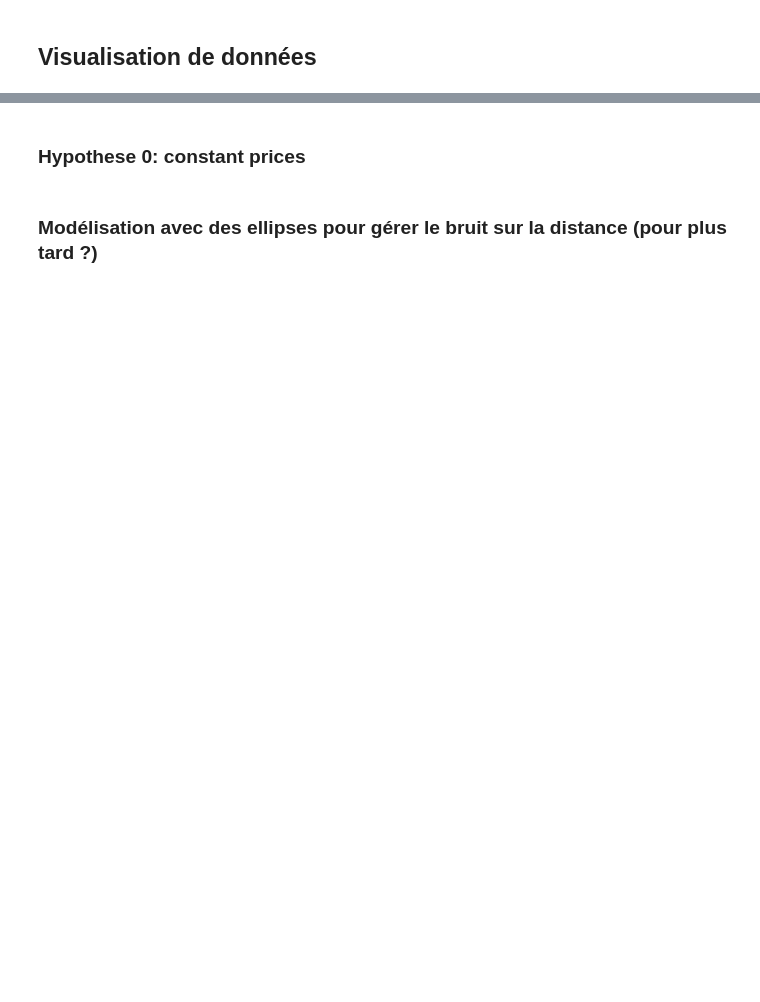
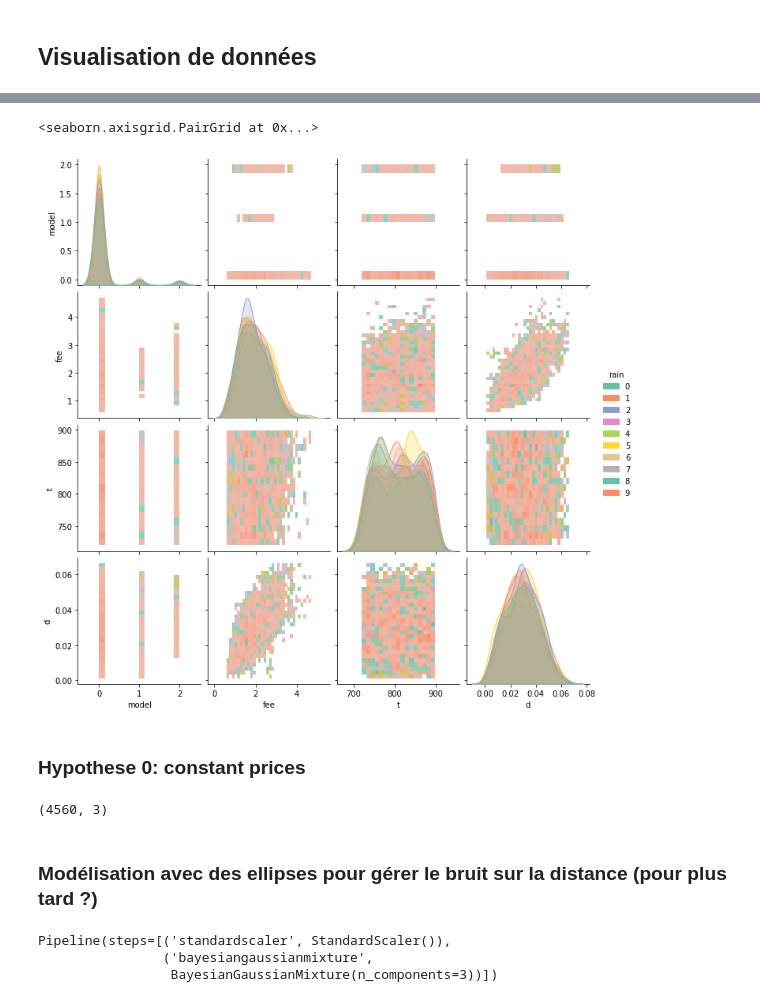
Before and after one commit to pedevineau/Inconnus, a Jupyter notebook: restaurant.ipynb, the cells around one changed output, grey strips where cells are left out. Saved outputs shown, nothing was run; the diff lists cells and outputs as text; code cells hidden in the pictures; blank space fills up the shorter version.

```diff
--- a/restaurant.ipynb
+++ b/restaurant.ipynb
@@ -114,14 +229,36 @@ sns.pairplot(df_annotated, hue="rain", kind="hist", diag_kind="kde", palette=sns
+# %%
+import seaborn as sns
+import plotly # https://plotly.com/python/
+
+sns.pairplot(df[["rain", "model", "fee", "t", "d"]], hue="rain", kind="hist", diag_kind="kde", palette=sns.color_palette("Set2", 10))
+# %% [output]
+<seaborn.axisgrid.PairGrid at 0x...>
+[figure, added]
 # %% [markdown]
 ### Hypothese 0: constant prices
 # %%
-df[["fee", "id"]].groupby("id").nunique().values
+X = df[["d", "fee", "rain"]][df.model != 1].values
+X.shape
+# %% [output]
+(4560, 3)
 # %% [markdown]
 ### Modélisation avec des ellipses pour gérer le bruit sur la distance (pour plus tard ?)
 # %%
 from sklearn.mixture import GaussianMixture
 from sklearn.mixture import BayesianGaussianMixture
-model = BayesianGaussianMixture(n_components=3, covariance_type="tied")
-#model.fit(df[["d", "fee"]])
+from sklearn.pipeline import make_pipeline
+from sklearn.preprocessing import StandardScaler
+
+#model = GaussianMixture(n_components=3, covariance_type="full")
+model = BayesianGaussianMixture(n_components=3)
+
+pip = make_pipeline(StandardScaler(), model)
+
+pip.fit(X)
 # https://runebook.dev/fr/docs/scikit_learn/modules/mixture#bgmm (traduction de la doc scikit-learn)
 # https://scikit-learn.org/dev/modules/mixture.html#mixture
 # make_pipeline(StandardScaler(), model)
+# %% [output]
+Pipeline(steps=[('standardscaler', StandardScaler()),
+                ('bayesiangaussianmixture',
+                 BayesianGaussianMixture(n_components=3))])
```
Also changed, not shown: parts of 27 cells of this notebook.
